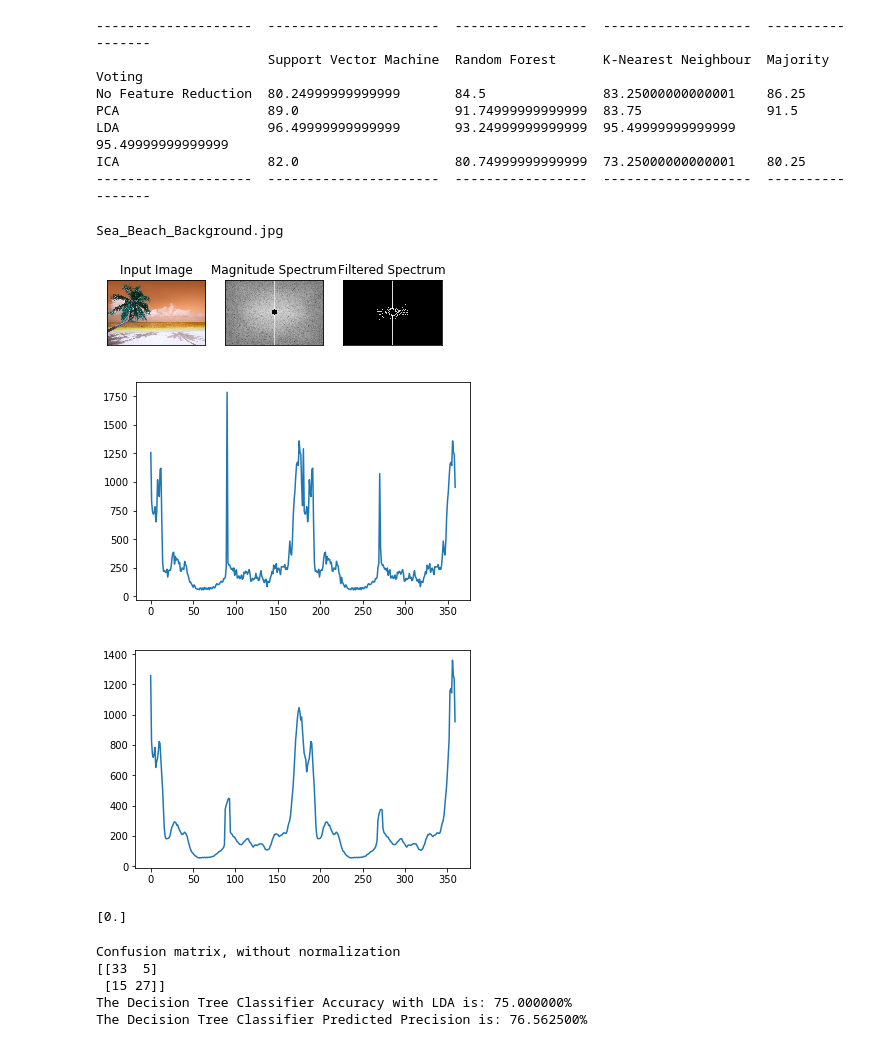
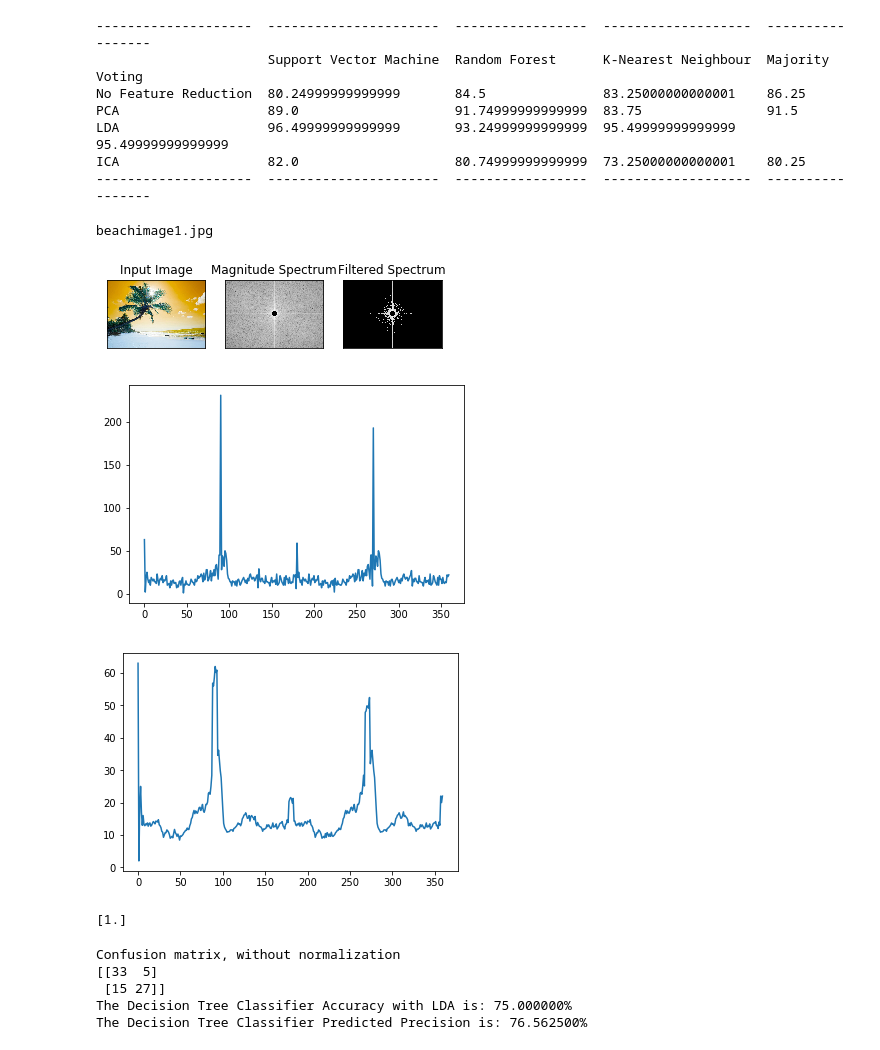
Before and after one commit to saimoonquazi/pattern_rec_project, a Jupyter notebook: Classification-Saimoon.ipynb, the cells around one changed output. Cells and saved outputs as stored; diff of their text form; code cells hidden in the pictures.

```diff
--- a/Classification-Saimoon.ipynb
+++ b/Classification-Saimoon.ipynb
@@ -196,21 +177,23 @@ ICA                   82.0                    80.74999999999999  73.250000000000
 --------------------  ----------------------  -----------------  -------------------  -----------------
 # %%
 import feature_extractor
-feature_extractor.extract_features_prediction('Sea_Beach_Background.jpg')
+feature_extractor.extract_features_prediction('beachimage1.jpg')
 filename='features_test.csv'
 data,predict_features,_=data_file_reader.file_reader(filename,'test')
 # %% [output]
-Sea_Beach_Background.jpg
+beachimage1.jpg
-[figure, old version]
+[figure, new version]
-[figure, old version]
+[figure, new version]
-[figure, old version]
+[figure, new version]
 # %%
+lda=LDA(n_components=200)
+lda_train_set=lda.fit_transform(features,np.ravel(labels))
 lda_test_set = lda.transform(predict_features)
 clf=mv.fit(lda_train_set,np.ravel(labels))
 prediction=clf.predict(lda_test_set)
 print(prediction)
 # %% [output]
-[0.]
+[1.]
 # %%
 ########################################################################################################################
 # Function Name: plot_confusion_matrix
```
Also changed, not shown: parts of 1 cell of this notebook, 34 other files.
